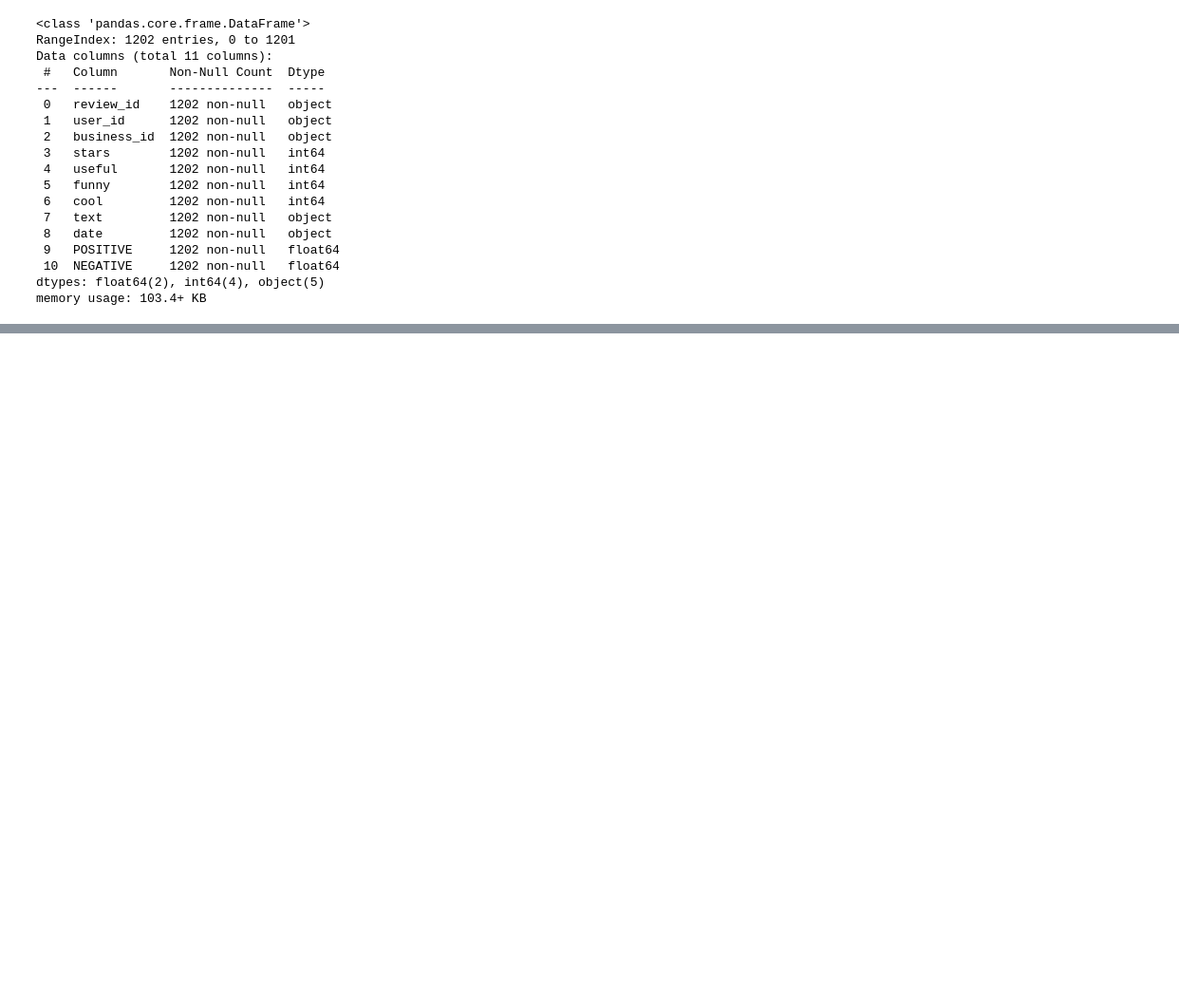
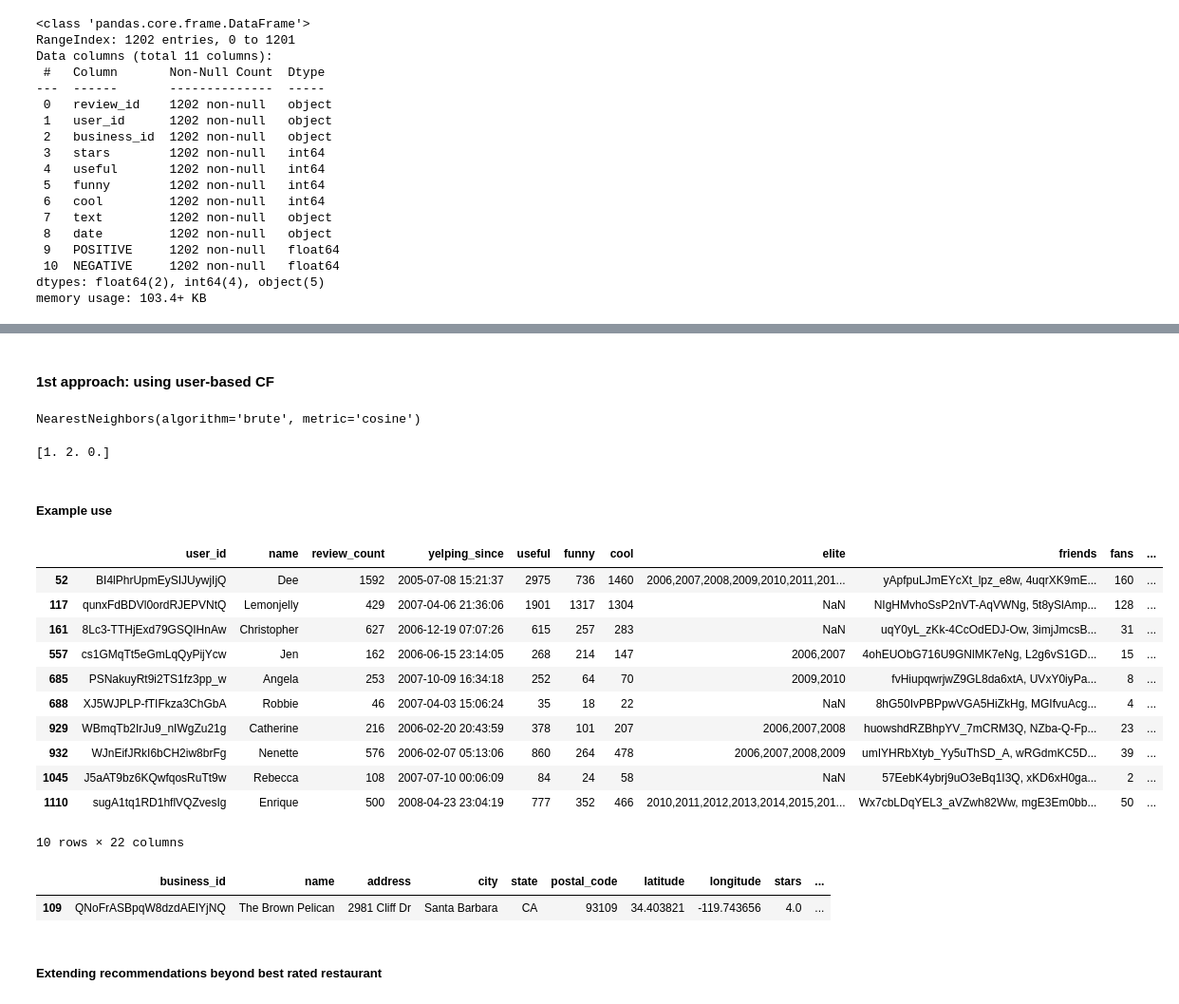
Before and after one commit to uribalb/PlacesRecommender, a Jupyter notebook: EDA_DP/YelpUsersRestaurants.ipynb, the cells around one changed output, grey strips where cells are left out. Shown at 95% size. Saved outputs shown, nothing was run; the diff lists cells and outputs as text; code cells hidden in the pictures; blank space fills up the shorter version.

Commit message:
add recommender scripts for Yelp dataset

```diff
--- a/EDA_DP/YelpUsersRestaurants.ipynb
+++ b/EDA_DP/YelpUsersRestaurants.ipynb
@@ -75,0 +127,5 @@ memory usage: 103.4+ KB
+# %%
+user_rating_df.fillna(0, inplace=True)
+norm_user_rating_df = user_rating_df.fillna(0) / 5.0
+trX = norm_user_rating_df.values
+trX[0:5]
@@ -75,0 +292,66 @@ memory usage: 103.4+ KB
+# %% [markdown]
+#### 1st approach: using user-based CF
+# %%
+from sklearn.neighbors import NearestNeighbors
+knn = NearestNeighbors(metric='cosine', algorithm='brute')  # Adjust metric and algorithm if needed
+knn.fit(trX)
+# %% [output]
+NearestNeighbors(algorithm='brute', metric='cosine')
+# %%
+# Quick util to fill NaN
+def fillna(arr):
+    return np.where(np.isnan(arr), 0, arr)
+
+arr = np.array([1, 2, np.NaN])
+filled_arr = fillna(arr)
+print(filled_arr)  # Output: [1 2 0]
+# %% [output]
+[1. 2. 0.]
+# %%
+#Simple KNN-based recommendation
+
+def similar_users_from_ratings(user_ratings, k=5, user_index=None):
+    user_ratings = fillna(user_ratings)
+    distances, indices = knn.kneighbors(user_ratings.reshape(1, -1), n_neighbors=k+1)
+    nearest_neighbors = indices[0] if user_index==None else np.delete(indices[0], np.where(indices[0] == user_index))  # Exclude the user itself
+
+    return user_rating_df.iloc[nearest_neighbors]
+
+def similar_users_from_id(user_id, k=5):
+    user_index = user_rating_df.index.get_loc(user_id)
+    user_ratings = trX[user_index]
+    return similar_users_from_ratings(user_ratings,k , user_index)
+
+
+def recommend_restaurants_from_id_naive(user_id, n_sim=10):
+  user_ids = similar_users_from_id(user_id, k=n_sim).idxmax(axis=1)
+  return df_restaurants.loc[df_restaurants['business_id'].isin(user_ids)]
+
+def recommend_restaurants_from_ratings_naive(user_ratings, n_sim=10):
+  restaurants_ids=similar_users_from_ratings(user_ratings, k=n_sim).idxmax(axis=1)
+  return df_restaurants.loc[df_restaurants['business_id'].isin(restaurants_ids)]
+# %% [markdown]
+##### Example use
+# %%
+user_to_recommend = df_users.iloc[0]['user_id']  # Testing recommendations with actual user ID
+df_users.loc[df_users['user_id'].isin(similar_users_from_id(user_to_recommend, k=10).index.values)]
+# %% [output]
+|  | user_id | name | review_count | yelping_since | useful | funny | cool | elite | friends | fans | ... |
+| 52 | BI4lPhrUpmEySIJUywjIjQ | Dee | 1592 | 2005-07-08 15:21:37 | 2975 | 736 | 1460 | 2006,2007,2008,2009,2010,2011,201... | yApfpuLJmEYcXt_lpz_e8w, 4uqrXK9mE... | 160 | ... |
+| 117 | qunxFdBDVl0ordRJEPVNtQ | Lemonjelly | 429 | 2007-04-06 21:36:06 | 1901 | 1317 | 1304 | NaN | NIgHMvhoSsP2nVT-AqVWNg, 5t8ySlAmp... | 128 | ... |
+| 161 | 8Lc3-TTHjExd79GSQIHnAw | Christopher | 627 | 2006-12-19 07:07:26 | 615 | 257 | 283 | NaN | uqY0yL_zKk-4CcOdEDJ-Ow, 3imjJmcsB... | 31 | ... |
+| 557 | cs1GMqTt5eGmLqQyPijYcw | Jen | 162 | 2006-06-15 23:14:05 | 268 | 214 | 147 | 2006,2007 | 4ohEUObG716U9GNlMK7eNg, L2g6vS1GD... | 15 | ... |
+| 685 | PSNakuyRt9i2TS1fz3pp_w | Angela | 253 | 2007-10-09 16:34:18 | 252 | 64 | 70 | 2009,2010 | fvHiupqwrjwZ9GL8da6xtA, UVxY0iyPa... | 8 | ... |
+| 688 | XJ5WJPLP-fTIFkza3ChGbA | Robbie | 46 | 2007-04-03 15:06:24 | 35 | 18 | 22 | NaN | 8hG50IvPBPpwVGA5HiZkHg, MGIfvuAcg... | 4 | ... |
+| 929 | WBmqTb2IrJu9_nIWgZu21g | Catherine | 216 | 2006-02-20 20:43:59 | 378 | 101 | 207 | 2006,2007,2008 | huowshdRZBhpYV_7mCRM3Q, NZba-Q-Fp... | 23 | ... |
+| 932 | WJnEifJRkI6bCH2iw8brFg | Nenette | 576 | 2006-02-07 05:13:06 | 860 | 264 | 478 | 2006,2007,2008,2009 | umIYHRbXtyb_Yy5uThSD_A, wRGdmKC5D... | 39 | ... |
+| 1045 | J5aAT9bz6KQwfqosRuTt9w | Rebecca | 108 | 2007-07-10 00:06:09 | 84 | 24 | 58 | NaN | 57EebK4ybrj9uO3eBq1I3Q, xKD6xH0ga... | 2 | ... |
+| 1110 | sugA1tq1RD1hflVQZvesIg | Enrique | 500 | 2008-04-23 23:04:19 | 777 | 352 | 466 | 2010,2011,2012,2013,2014,2015,201... | Wx7cbLDqYEL3_aVZwh82Ww, mgE3Em0bb... | 50 | ... |
+10 rows × 22 columns
+# %%
+recommend_restaurants_from_id_naive(user_to_recommend)
+# %% [output]
+|  | business_id | name | address | city | state | postal_code | latitude | longitude | stars | ... |
+| 109 | QNoFrASBpqW8dzdAEIYjNQ | The Brown Pelican | 2981 Cliff Dr | Santa Barbara | CA | 93109 | 34.403821 | -119.743656 | 4.0 | ... |
+# %% [markdown]
+##### Extending recommendations beyond best rated restaurant
```
Also changed, not shown: parts of 42 cells of this notebook.
